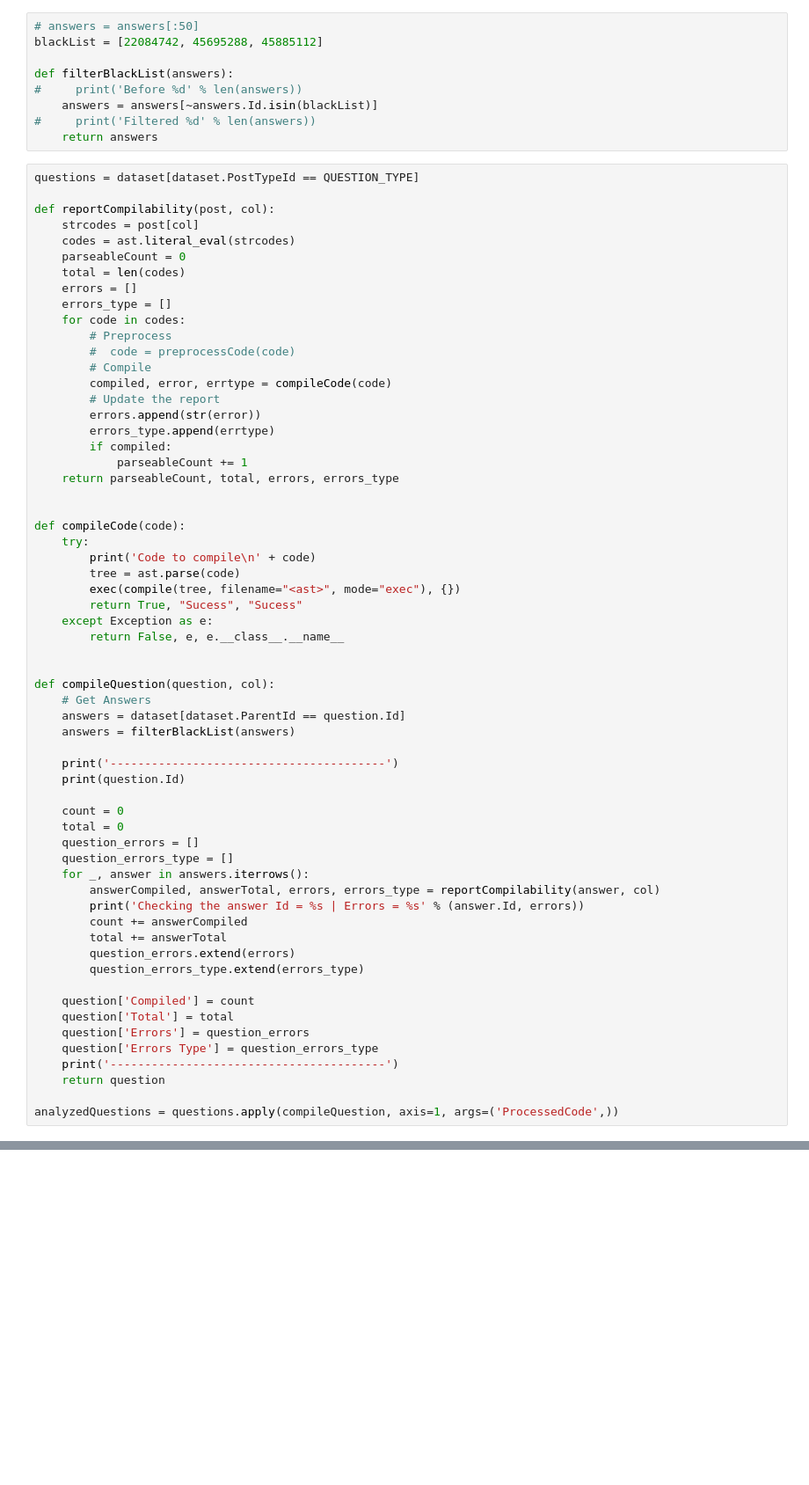
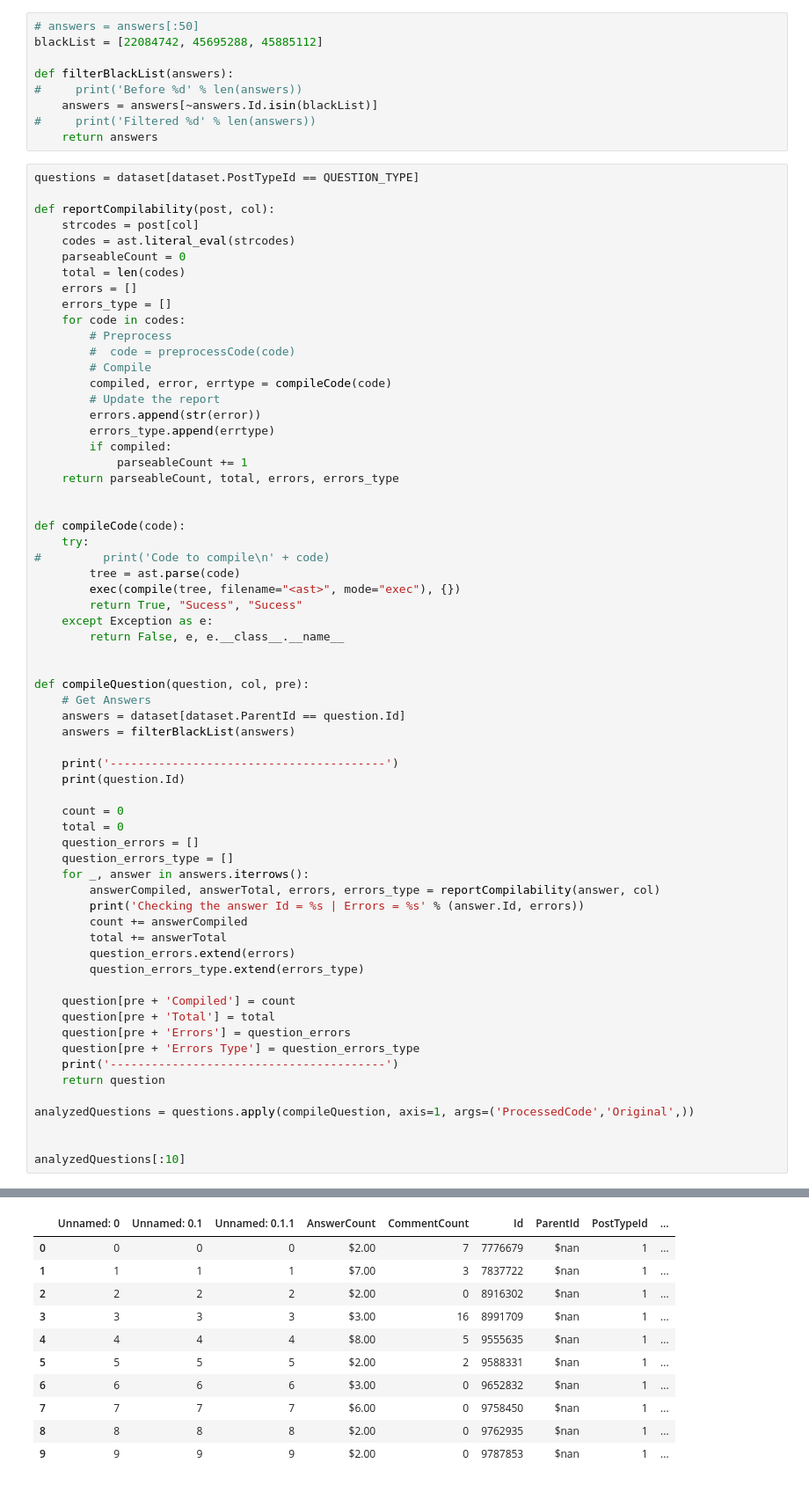
Before and after one commit to DiegoEliasCosta/snippet-optimization, a Jupyter notebook: data-exploration/code-compiler.ipynb, the cells around one changed output, grey strips where cells are left out. Shown at 88% size. Saved outputs shown, nothing was run; the diff lists cells and outputs as text; blank space fills up the shorter version.

```diff
--- a/data-exploration/code-compiler.ipynb
+++ b/data-exploration/code-compiler.ipynb
@@ -73,7 +73,7 @@ def reportCompilability(post, col):
 
 def compileCode(code):
     try:
-        print('Code to compile\n' + code)
+#         print('Code to compile\n' + code)
         tree = ast.parse(code)
         exec(compile(tree, filename="<ast>", mode="exec"), {})
         return True, "Sucess", "Sucess"
@@ -81,7 +81,7 @@ def compileCode(code):
         return False, e, e.__class__.__name__
 
 
-def compileQuestion(question, col):
+def compileQuestion(question, col, pre):
     # Get Answers
     answers = dataset[dataset.ParentId == question.Id]
     answers = filterBlackList(answers)
@@ -101,14 +101,17 @@ def compileQuestion(question, col):
         question_errors.extend(errors)
         question_errors_type.extend(errors_type)
 
-    question['Compiled'] = count
-    question['Total'] = total
-    question['Errors'] = question_errors
-    question['Errors Type'] = question_errors_type
+    question[pre + 'Compiled'] = count
+    question[pre + 'Total'] = total
+    question[pre + 'Errors'] = question_errors
+    question[pre + 'Errors Type'] = question_errors_type
     print('----------------------------------------')
     return question
 
-analyzedQuestions = questions.apply(compileQuestion, axis=1, args=('ProcessedCode',))
+analyzedQuestions = questions.apply(compileQuestion, axis=1, args=('ProcessedCode','Original',))
+
+
+analyzedQuestions[:10]
 # %% [output]
 ----------------------------------------
 7776679
@@ -129,0 +167,11 @@ Out[11]:
+|  | Unnamed: 0 | Unnamed: 0.1 | Unnamed: 0.1.1 | AnswerCount | CommentCount | Id | ParentId | PostTypeId | ... |
+| 0 | 0 | 0 | 0 | $2.00 | 7 | 7776679 | $nan | 1 | ... |
+| 1 | 1 | 1 | 1 | $7.00 | 3 | 7837722 | $nan | 1 | ... |
+| 2 | 2 | 2 | 2 | $2.00 | 0 | 8916302 | $nan | 1 | ... |
+| 3 | 3 | 3 | 3 | $3.00 | 16 | 8991709 | $nan | 1 | ... |
+| 4 | 4 | 4 | 4 | $8.00 | 5 | 9555635 | $nan | 1 | ... |
+| 5 | 5 | 5 | 5 | $2.00 | 2 | 9588331 | $nan | 1 | ... |
+| 6 | 6 | 6 | 6 | $3.00 | 0 | 9652832 | $nan | 1 | ... |
+| 7 | 7 | 7 | 7 | $6.00 | 0 | 9758450 | $nan | 1 | ... |
+| 8 | 8 | 8 | 8 | $2.00 | 0 | 9762935 | $nan | 1 | ... |
+| 9 | 9 | 9 | 9 | $2.00 | 0 | 9787853 | $nan | 1 | ... |
```
Also changed, not shown: parts of 9 cells of this notebook, 3 other files.
